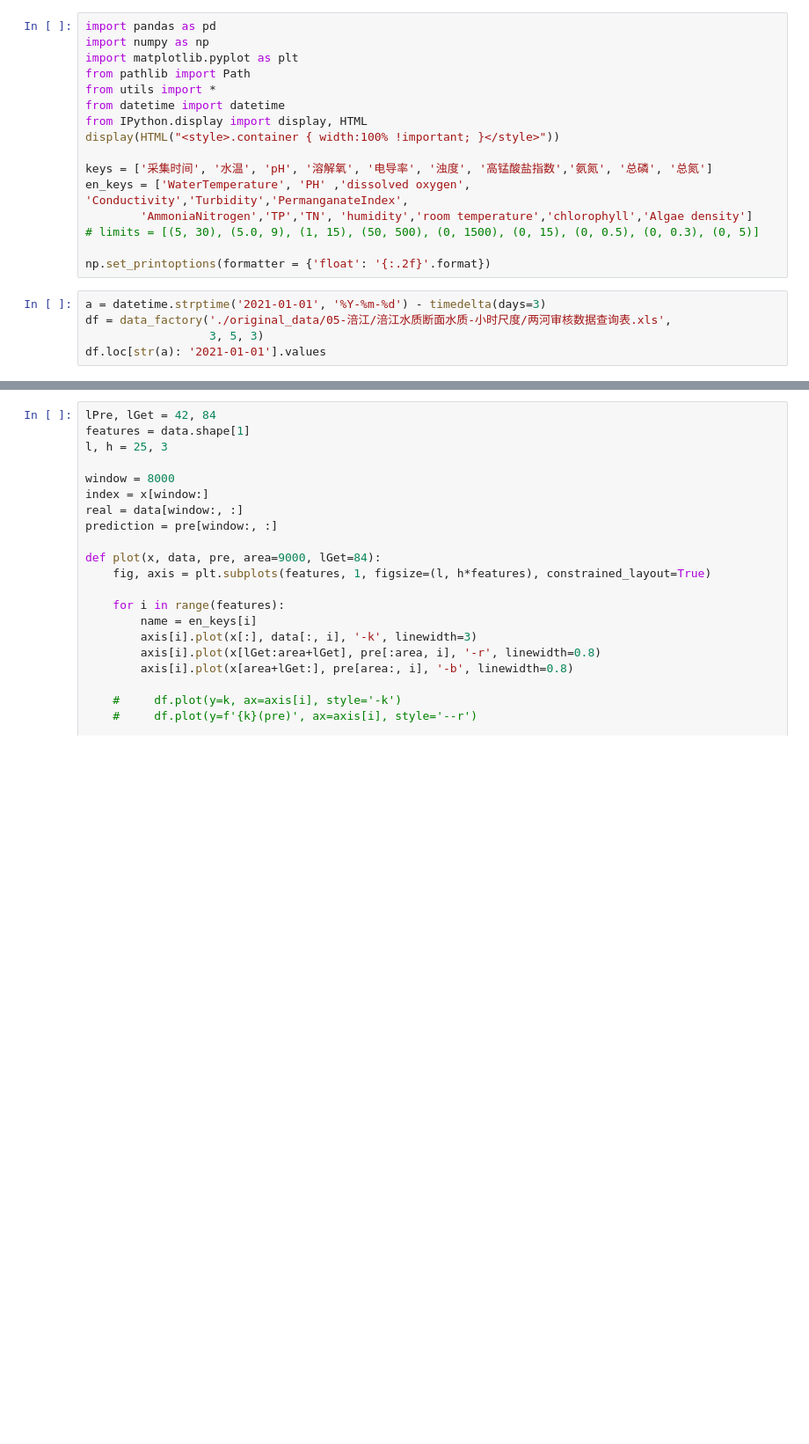
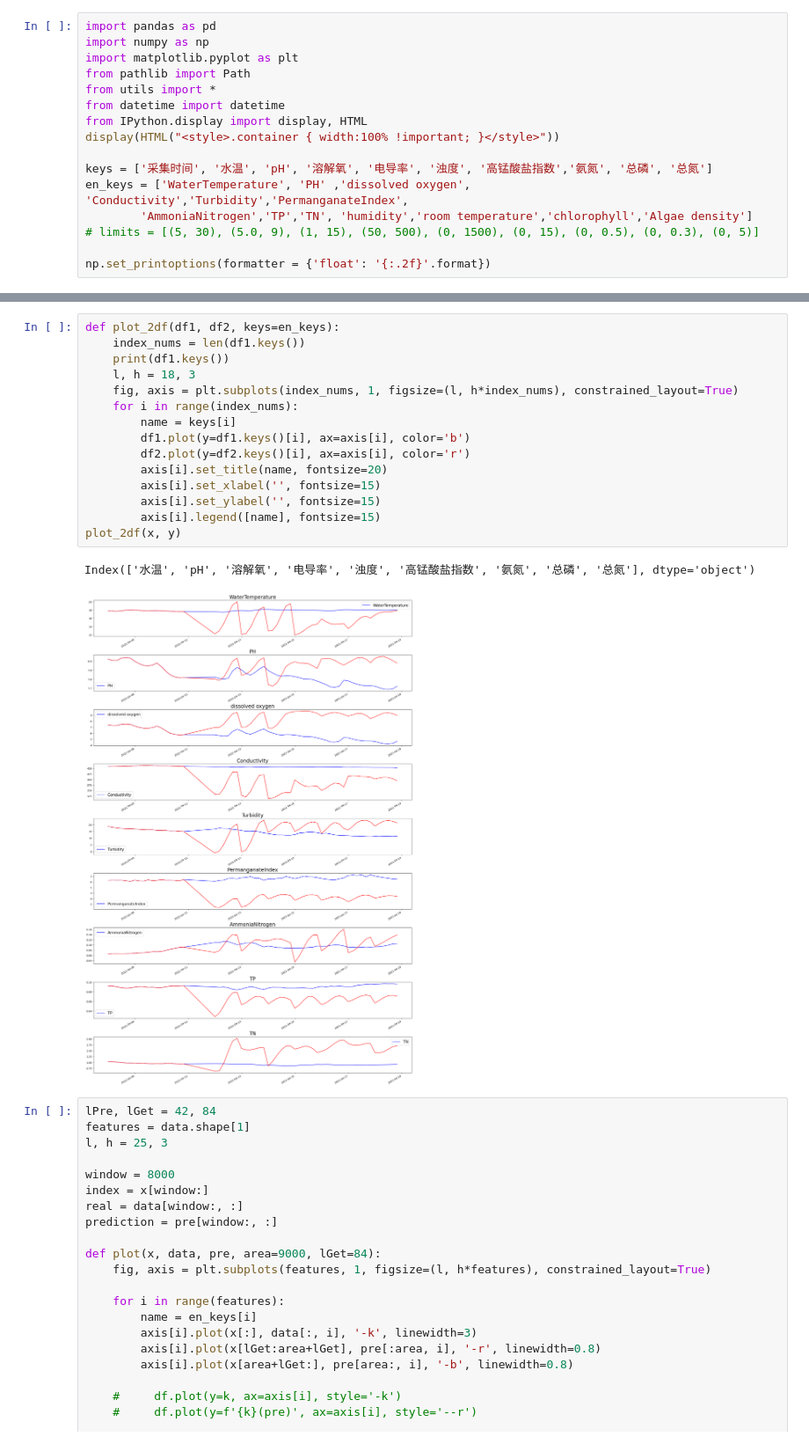
Before and after one commit to dljjqy/UnderWater, a Jupyter notebook: test.ipynb, the cells around one changed output, grey strips where cells are left out. Shown at 88% size. Cells and saved outputs as stored; diff of their text form; blank space fills up the shorter version.

```diff
--- a/test.ipynb
+++ b/test.ipynb
@@ -14,8 +14,3 @@ en_keys = ['WaterTemperature', 'PH' ,'dissolved oxygen', 'Conductivity','Turbidi
 # limits = [(5, 30), (5.0, 9), (1, 15), (50, 500), (0, 1500), (0, 15), (0, 0.5), (0, 0.3), (0, 5)]
 
 np.set_printoptions(formatter = {'float': '{:.2f}'.format})
-# %%
-a = datetime.strptime('2021-01-01', '%Y-%m-%d') - timedelta(days=3)
-df = data_factory('./original_data/05-涪江/涪江水质断面水质-小时尺度/两河审核数据查询表.xls',
-                  3, 5, 3)
-df.loc[str(a): '2021-01-01'].values
@@ -100,3 +132,21 @@ pre
+# %%
+def plot_2df(df1, df2, keys=en_keys):
+    index_nums = len(df1.keys())
+    print(df1.keys())
+    l, h = 18, 3
+    fig, axis = plt.subplots(index_nums, 1, figsize=(l, h*index_nums), constrained_layout=True)
+    for i in range(index_nums):
+        name = keys[i]
+        df1.plot(y=df1.keys()[i], ax=axis[i], color='b')
+        df2.plot(y=df2.keys()[i], ax=axis[i], color='r')
+        axis[i].set_title(name, fontsize=20)
+        axis[i].set_xlabel('', fontsize=15)
+        axis[i].set_ylabel('', fontsize=15)
+        axis[i].legend([name], fontsize=15)
+plot_2df(x, y)
+# %% [output]
+Index(['水温', 'pH', '溶解氧', '电导率', '浊度', '高锰酸盐指数', '氨氮', '总磷', '总氮'], dtype='object')
+[figure, added]
 # %%
 lPre, lGet = 42, 84
 features = data.shape[1]
```
Also changed, not shown: parts of 4 cells of this notebook.
